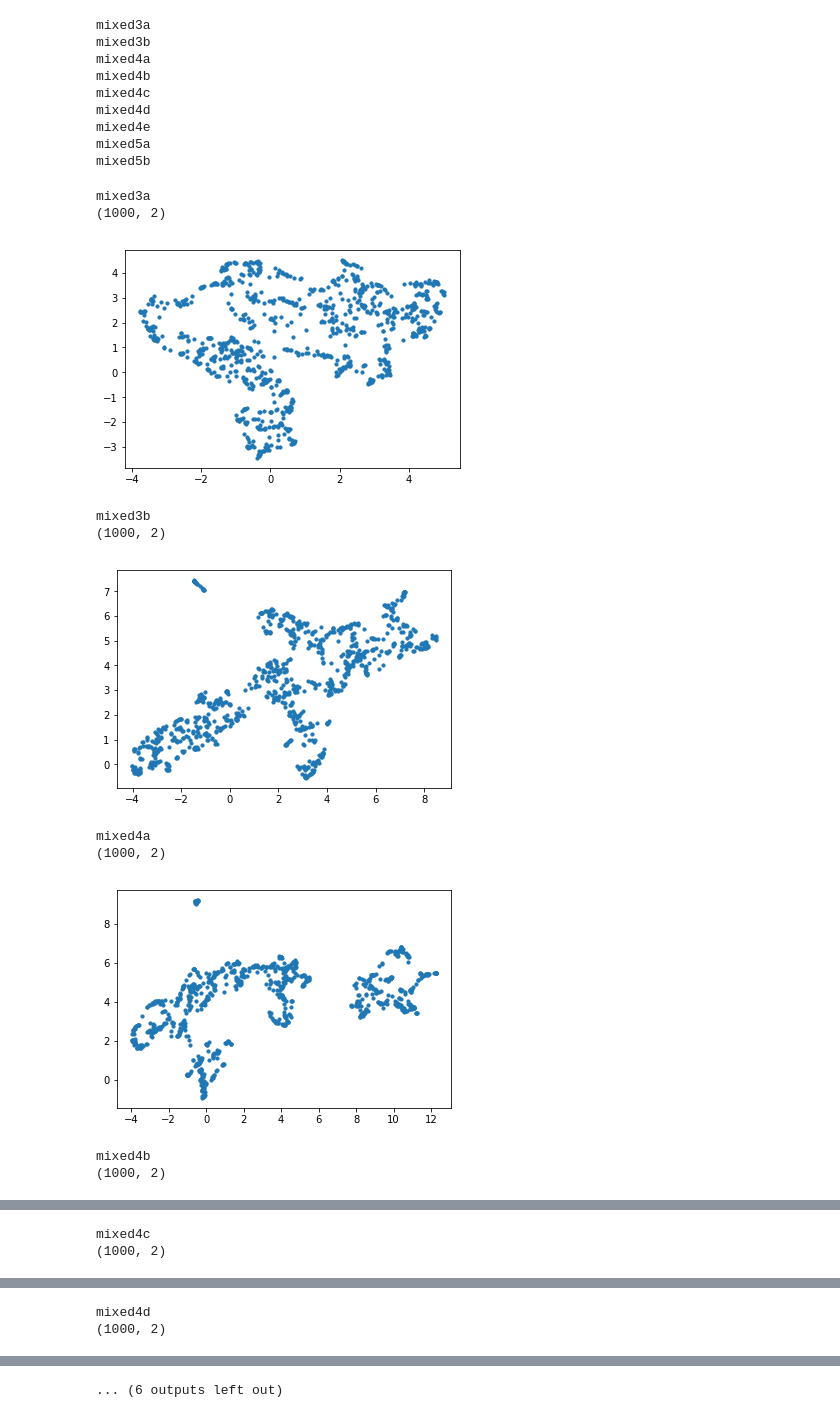
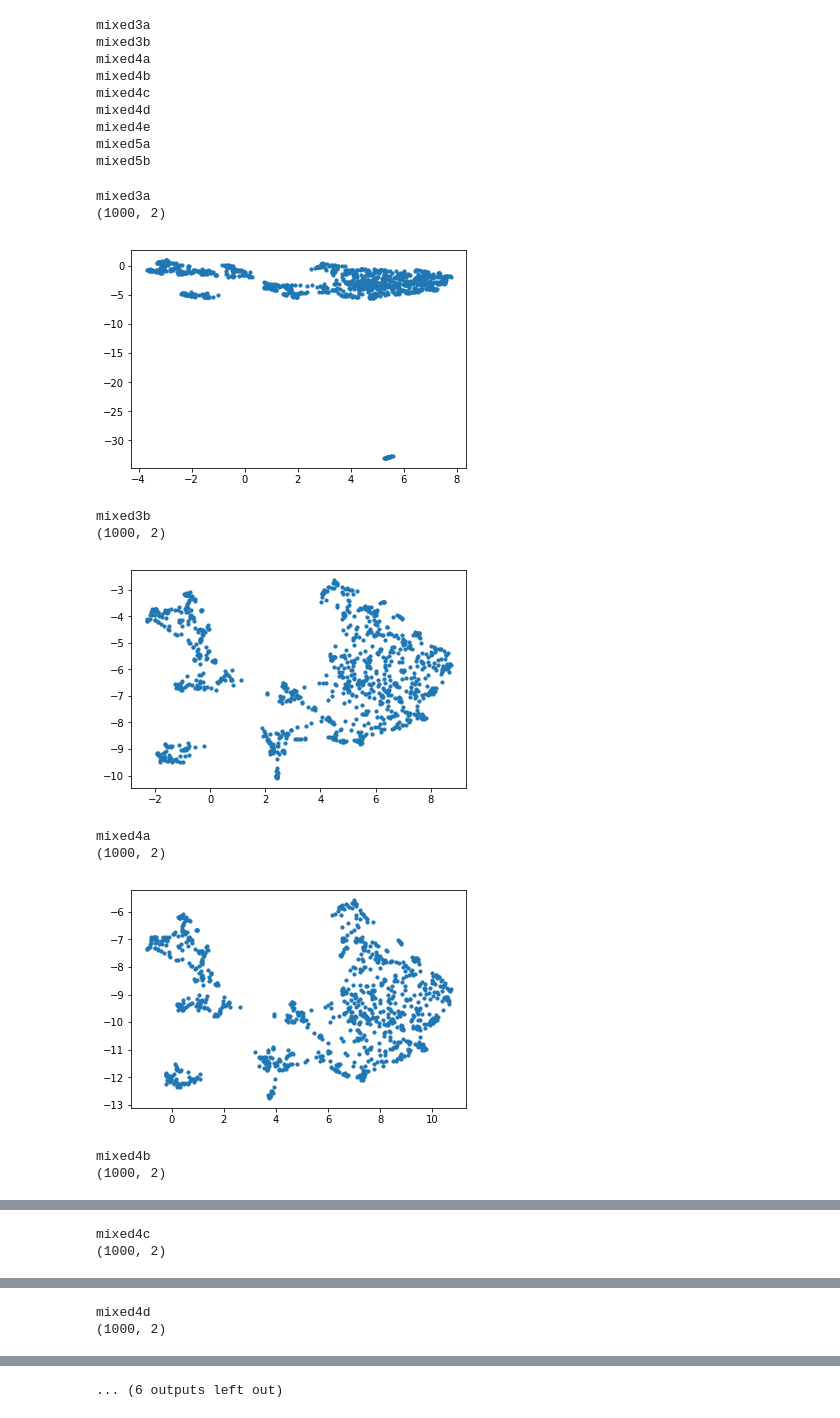
Before and after one commit to fredhohman/summit-notebooks, a Jupyter notebook: activation-matrices-to-json.ipynb, the cells around one changed output, grey strips where cells are left out. Saved outputs shown, nothing was run; the diff lists cells and outputs as text; code cells hidden in the pictures.

```diff
--- a/activation-matrices-to-json.ipynb
+++ b/activation-matrices-to-json.ipynb
@@ -13,7 +13,7 @@ synset[0]
 # %% [output]
 ['n02119789', '1', 'kit_fox']
 # %%
-with open('imagenet_2012_challenge_label_map_proto_edited.json') as f:
+with open('data/imagenet_2012_challenge_label_map_proto_edited.json') as f:
     synset_target_mapping = json.load(f)
 # %%
 # synset_target_mapping
@@ -29,8 +29,8 @@ for c in synset:
         'label': c[1],
         'name': c[2].lower(),
         'topChannels': {},
-        'embedding': {},
-        'accuracies': [],
+        'embed': {},
+        'accs': [],
         'topOneAccCount': 0
     }
 for i, c in enumerate(synset_target_mapping):
@@ -72,7 +72,7 @@ for layer in layers:
     for c in imagenet_dict_by_id:
         imagenet_dict_by_id[c]['topChannels'][layer] = []
 
-    M = np.loadtxt('layer-matrices/' + 'M-' + layer + '.csv', delimiter=',', dtype=int)
+    M = np.loadtxt('data/A-matrices/' + 'A-' + layer + '.csv', delimiter=',', dtype=int)
 
     for c in range(M.shape[0]):
         for ch in range(M.shape[1]):
@@ -80,8 +80,8 @@ for layer in layers:
             if M[int(imagenet_dict_by_id[str(c+1)]['target_class'])][ch] != 0:
                 imagenet_dict_by_id[str(c+1)]['topChannels'][layer].append(
                     {
-                      'channel': int(ch),
-                      'count': int(M[int(imagenet_dict_by_id[str(c+1)]['target_class'])][ch])
+                      'ch': int(ch),
+                      'ct': int(M[int(imagenet_dict_by_id[str(c+1)]['target_class'])][ch])
                     }
                 )
 # %% [output]
@@ -100,7 +100,7 @@ for layer in layers:
 
     for c in imagenet_dict_by_id:
         unsorted_channels = imagenet_dict_by_id[c]['topChannels'][layer]
-        sorted_channels = sorted(unsorted_channels, key=lambda k: k['count'], reverse=True)
+        sorted_channels = sorted(unsorted_channels, key=lambda k: k['ct'], reverse=True)
         imagenet_dict_by_id[c]['topChannels'][layer] = sorted_channels
 # %% [output]
 mixed3a
@@ -114,52 +114,58 @@ mixed5a
 mixed5b
 # %%
 embeddings = []
+n_neighbors = 15
+min_dist = 0.1
+random_state = 6510
+transform_seed = 6510
+
+embed_str_characters_to_keep = 7
 
 for i, layer in enumerate(layers):
     print(layer)
 
-    M = np.loadtxt('layer-matrices/' + 'M-' + layer + '.csv', delimiter=',', dtype=int)
+    A = np.loadtxt('data/A-matrices/' + 'A-' + layer + '.csv', delimiter=',', dtype=int)
 
     if layer == 'mixed3a':
         embedding = umap.UMAP(
 #             init='random',
             n_components=2,
             metric='cosine',
-            n_neighbors=10,
-            min_dist=0.001,
-            random_state=6510,
-            transform_seed=6510
+            n_neighbors=n_neighbors,
+            min_dist=min_dist,
+            random_state=random_state,
+            transform_seed=transform_seed
         ).fit_transform(M)
     else:
         embedding = umap.UMAP(
             init=embeddings[i-1],
             n_components=2,
             metric='cosine',
-            n_neighbors=10,
-            min_dist=0.001,
-            random_state=6510,
-            transform_seed=6510
+            n_neighbors=n_neighbors,
+            min_dist=min_dist,
+            random_state=random_state,
+            transform_seed=transform_seed
         ).fit_transform(M)
 
     print(embedding.shape)
     embeddings.append(embedding)
 
     plt.figure()
     plt.scatter(x=embedding[:,0], y=embedding[:,1], s=10)
     plt.show()
 
     for c in range(M.shape[0]):
         point = embedding[int(imagenet_dict_by_id[str(c+1)]['target_class'])]
-        imagenet_dict_by_id[str(c+1)]['embedding'][layer] = {'x':float(point[0]), 'y':float(point[1])}
+        imagenet_dict_by_id[str(c+1)]['embed'][layer] = {'x':float(str(float(point[0]))[:embed_str_characters_to_keep]), 'y':float(str(float(point[1]))[:embed_str_characters_to_keep])}
 # %% [output]
 mixed3a
 (1000, 2)
-[figure, old version]
+[figure, new version]
 mixed3b
 (1000, 2)
-[figure, old version]
+[figure, new version]
 mixed4a
 (1000, 2)
-[figure, old version]
+[figure, new version]
 mixed4b
 (1000, 2)
```
Also changed, not shown: parts of 9 cells of this notebook.
